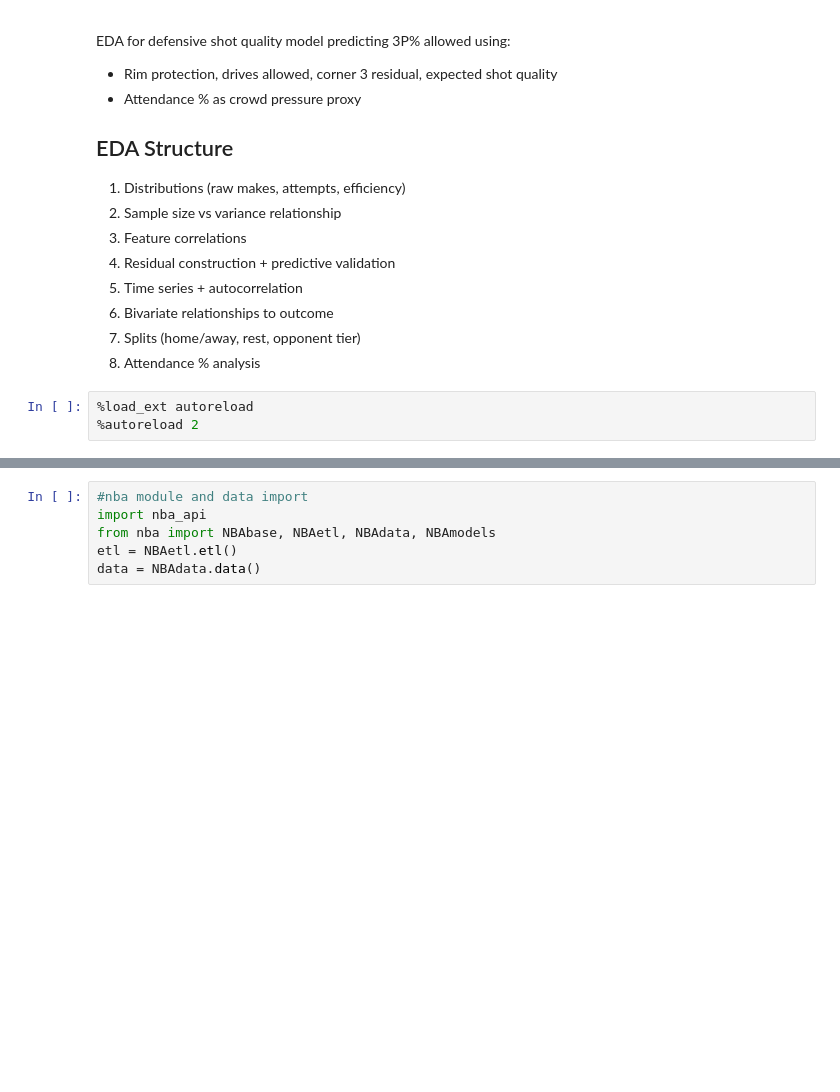
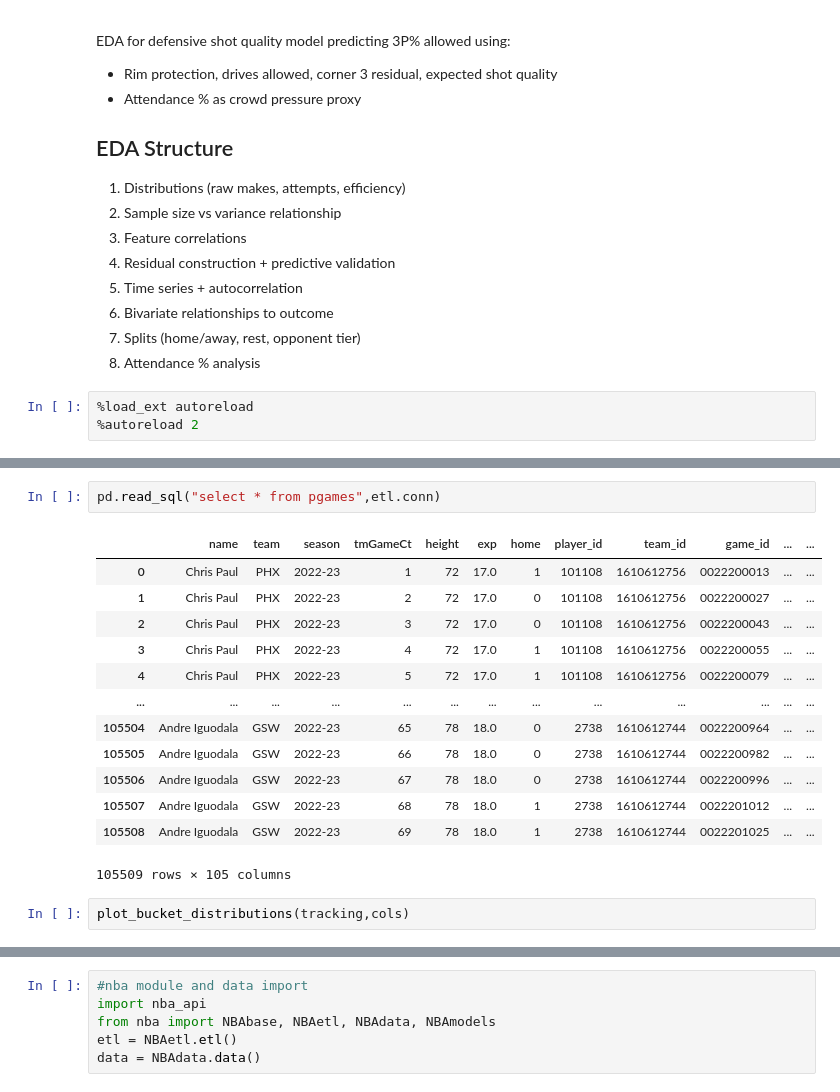
Before and after one commit to eac521/bets, a Jupyter notebook: Notebooks/shot_quality_eda.ipynb, the cells around one changed output, grey strips where cells are left out. Cells and saved outputs as stored; diff of their text form; blank space fills up the shorter version.

```diff
--- a/Notebooks/shot_quality_eda.ipynb
+++ b/Notebooks/shot_quality_eda.ipynb
@@ -31,0 +377,18 @@ pd.set_option('display.max_columns', 50)
+# %%
+pd.read_sql("select * from pgames",etl.conn)
+# %% [output]
+|  | name | team | season | tmGameCt | height | exp | home | player_id | team_id | game_id | ... | ... |
+| 0 | Chris Paul | PHX | 2022-23 | 1 | 72 | 17.0 | 1 | 101108 | 1610612756 | 0022200013 | ... | ... |
+| 1 | Chris Paul | PHX | 2022-23 | 2 | 72 | 17.0 | 0 | 101108 | 1610612756 | 0022200027 | ... | ... |
+| 2 | Chris Paul | PHX | 2022-23 | 3 | 72 | 17.0 | 0 | 101108 | 1610612756 | 0022200043 | ... | ... |
+| 3 | Chris Paul | PHX | 2022-23 | 4 | 72 | 17.0 | 1 | 101108 | 1610612756 | 0022200055 | ... | ... |
+| 4 | Chris Paul | PHX | 2022-23 | 5 | 72 | 17.0 | 1 | 101108 | 1610612756 | 0022200079 | ... | ... |
+| ... | ... | ... | ... | ... | ... | ... | ... | ... | ... | ... | ... | ... |
+| 105504 | Andre Iguodala | GSW | 2022-23 | 65 | 78 | 18.0 | 0 | 2738 | 1610612744 | 0022200964 | ... | ... |
+| 105505 | Andre Iguodala | GSW | 2022-23 | 66 | 78 | 18.0 | 0 | 2738 | 1610612744 | 0022200982 | ... | ... |
+| 105506 | Andre Iguodala | GSW | 2022-23 | 67 | 78 | 18.0 | 0 | 2738 | 1610612744 | 0022200996 | ... | ... |
+| 105507 | Andre Iguodala | GSW | 2022-23 | 68 | 78 | 18.0 | 1 | 2738 | 1610612744 | 0022201012 | ... | ... |
+| 105508 | Andre Iguodala | GSW | 2022-23 | 69 | 78 | 18.0 | 1 | 2738 | 1610612744 | 0022201025 | ... | ... |
+105509 rows × 105 columns
+# %%
+plot_bucket_distributions(tracking,cols)
```
Also changed, not shown: parts of 35 cells of this notebook, 5 other files.
